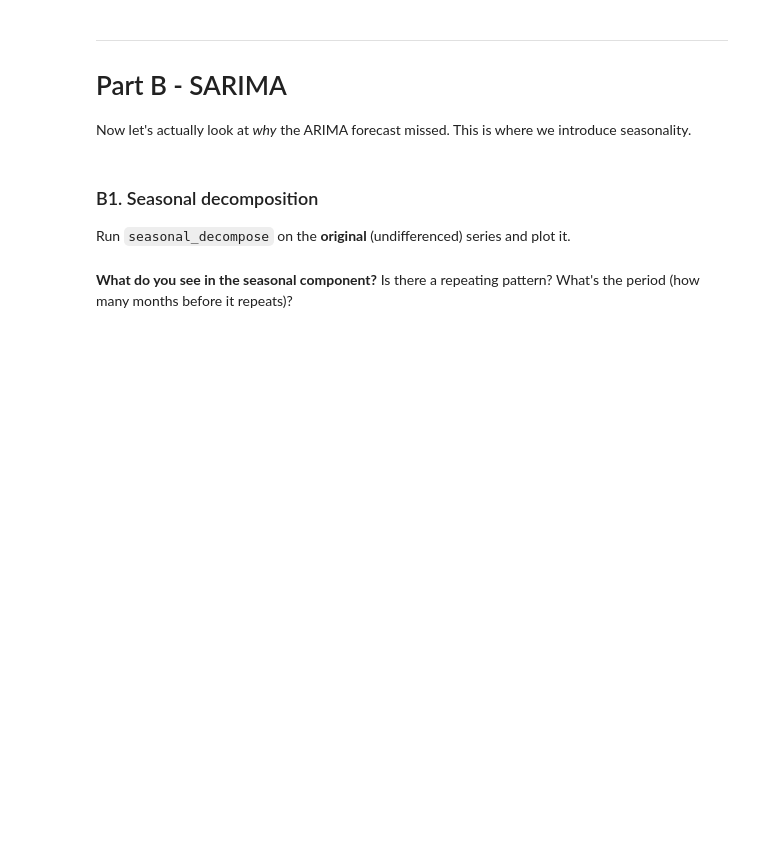
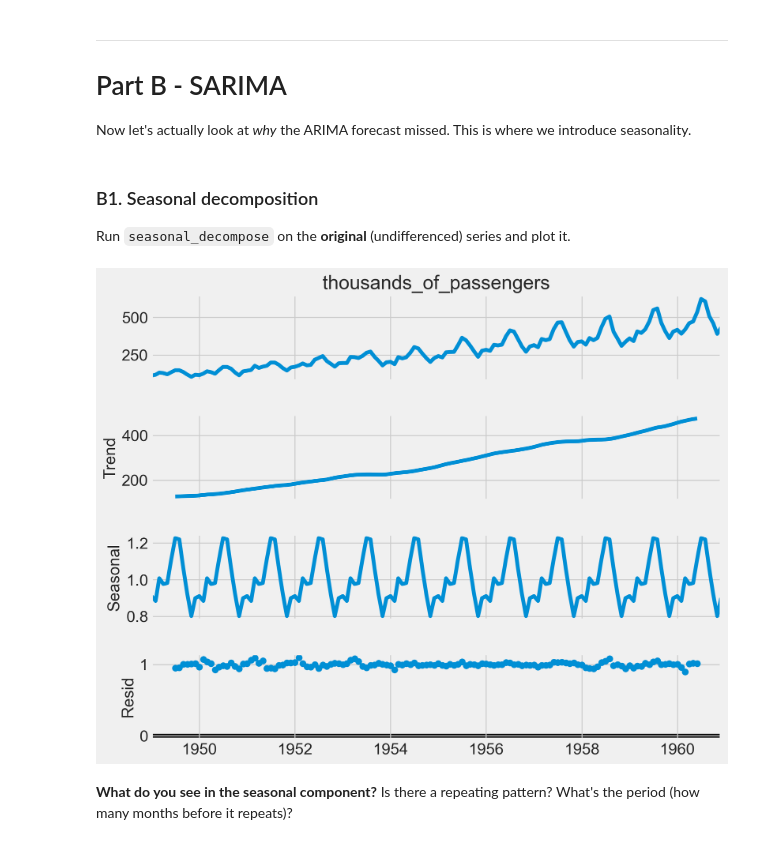
Before and after one commit to Malak-dsb/labs, a Jupyter notebook: Exercise-8.3/ARIMA_SARIMAX_Lab.ipynb, the cells around one changed output. Saved outputs shown, nothing was run; the diff lists cells and outputs as text; code cells hidden in the pictures; blank space fills up the shorter version.

```diff
--- a/Exercise-8.3/ARIMA_SARIMAX_Lab.ipynb
+++ b/Exercise-8.3/ARIMA_SARIMAX_Lab.ipynb
@@ -164,6 +311,12 @@ Now let's actually look at *why* the ARIMA forecast missed. This is where we int
 Run `seasonal_decompose` on the **original** (undifferenced) series and plot it.
 # %%
 #YOUR CODE HERE
+decomp = seasonal_decompose(df['thousands_of_passengers'], model='multiplicative')
+fig = decomp.plot()
+fig.set_size_inches(10, 8)
+plt.show()
+# %% [output]
+[figure, added]
 # %% [markdown]
 **What do you see in the seasonal component?** Is there a repeating pattern? What's the period (how many months before it repeats)?
 # %% [markdown]
```
Also changed, not shown: parts of 22 cells of this notebook.
